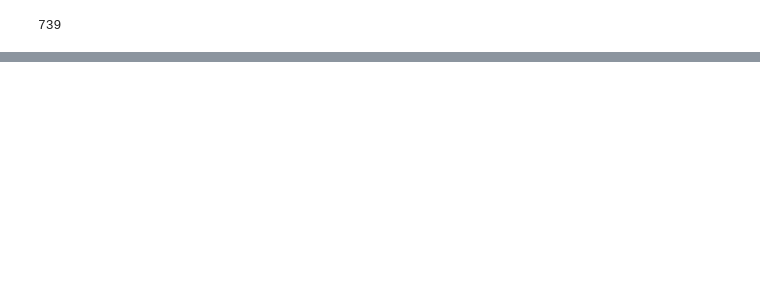
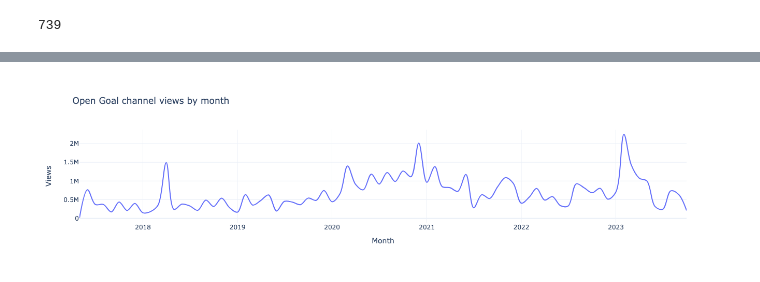
Before and after one commit to JonR45/OpenGoal, a Jupyter notebook: notebooks/5_0_visualise.ipynb, the cells around one changed output, grey strips where cells are left out. Drawn from its saved outputs; the diff is of its cells as text; code cells hidden in the pictures; blank space fills up the shorter version.

Commit message:
add visualisation functions
added functions for visualising data

```diff
--- a/notebooks/5_0_visualise.ipynb
+++ b/notebooks/5_0_visualise.ipynb
@@ -92,19 +59,0 @@ df_group.head(10)
-# %%
-fig = px.line(df_group,
-              x=df_group["publishedAtYearMonth"],
-              y="viewCount",
-              # color="publishedAtYear",
-              # line_group="publishedAtYear",
-              title='OpenGoal viewCount by month',
-              line_shape='spline',
-              labels={"publishedAtYearMonth": "Month",
-                      "viewCount": "Views",
-                      "likeCount": "Likes",
-                      "commentCount": "Comments"},
-              # hover_name='publishedAtYearMonth',
-              hover_data=["viewCount", "likeCount", "commentCount"],
-              template='plotly_white',
-              )
-
-
-fig.show()
@@ -112,0 +101,3 @@ fig.show()
+# %%
+df_group = prep_df_for_visualisation(df)
+df_group.head()
@@ -112,0 +160,4 @@ fig.show()
+# %%
+line_chart_viz(df_group, "viewCount", "Open Goal channel views by month")
+# %% [output]
+[figure, added]
```
Also changed, not shown: parts of 10 cells of this notebook, 6 other files.
